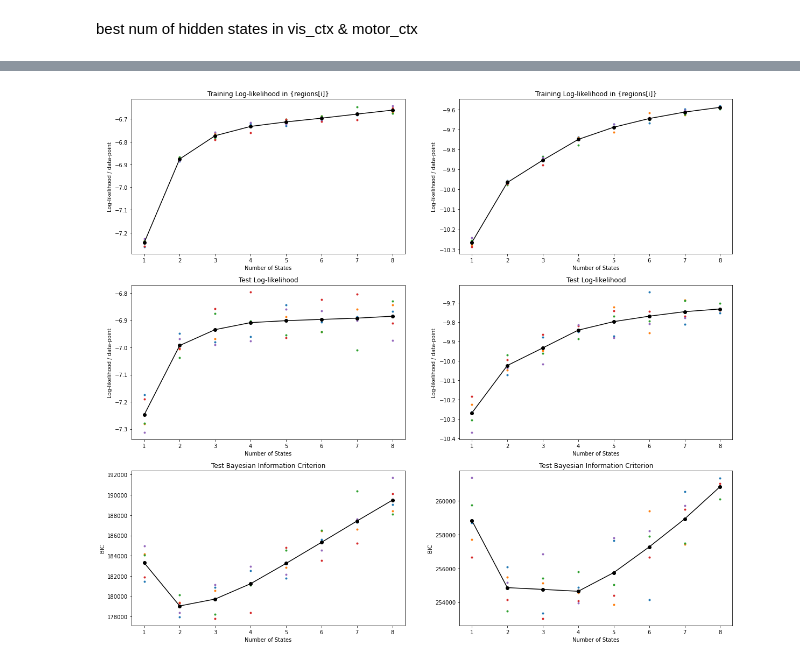
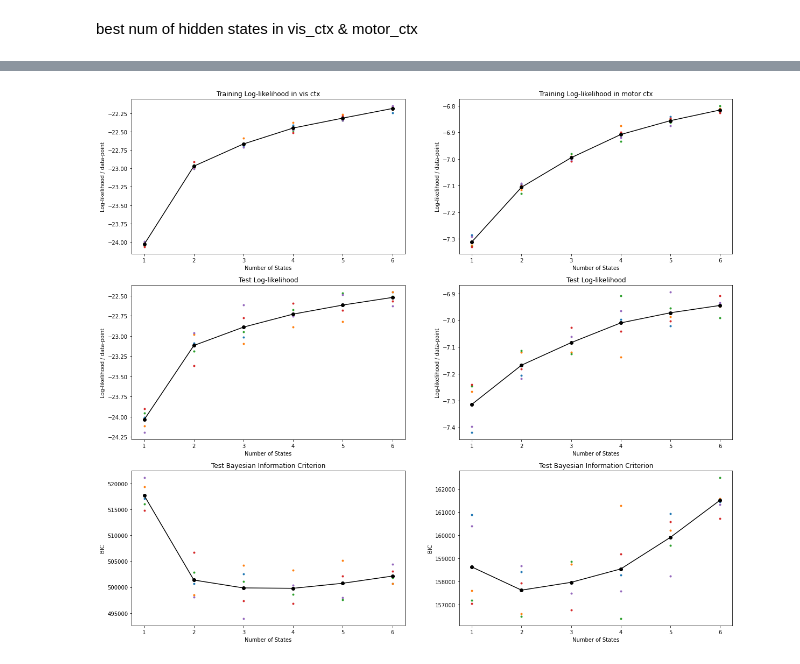
Before and after one commit to NMA2022Chaosfan/HMM_SteinmetzDataset, a Jupyter notebook: compare_vis_motor.ipynb, the cells around one changed output, grey strips where cells are left out. Drawn from its saved outputs; the diff is of its cells as text; code cells hidden in the pictures.

```diff
--- a/compare_vis_motor.ipynb
+++ b/compare_vis_motor.ipynb
@@ -73,7 +73,7 @@ print(good_vis_motor_pair)
 # %% [markdown]
 Select a session contain many neurons from both vis_ctx and motor_ctx
 # %%
-dat = alldat[7]   # a dict
+dat = alldat[11]   # a dict
 NN = len(dat['brain_area'])  # number of neurons
 barea = nareas * np.ones(NN, )  # last one is "other"
 for j in range(nareas):
@@ -177,7 +177,7 @@ for i in range(nareas):
     posterior_prob_areas[i] = posterior_prob
     transition_matrix_areas[i] = transition_matrix
 # %%
-f, axes = plt.subplots(ncols=nareas, figsize=(24, 10))
+f, axes = plt.subplots(ncols=nareas, figsize=(24, 8))
 
 for i in range(nareas):
 
@@ -200,7 +200,7 @@ for i in range(nareas):
     axes[i].plot(go_cue_sorted, np.arange(num_trials), color='green', marker='.', label='go_cue')
     axes[i].set_ylabel("trials")
     axes[i].set_xlabel("time_bins/10ms")
-    axes[i].set_title(f'states across trials in {regions[i]}')
+    axes[i].set_title(f'states across trials in {regions[i]}, sorted by go_cue time')
 
 plt.tight_layout
 plt.show()
@@ -209,5 +285,5 @@ plt.show()
 # %%
-n_trial = 3
+n_trial = 100
 fig, axes = plt.subplots(nrows=4, ncols=2, figsize=(24,20))
 
 for i in range(nareas):
@@ -227,8 +303,10 @@ for i in range(nareas):
     num_bins = neural_activity_area.shape[2]
     states_mat = hidden_states_areas[i].reshape(num_trials, num_bins)
     posterior_prob_mat = posterior_prob_areas[i].reshape(num_trials, num_bins, num_states)
-
-    axes[1][i].plot(posterior_prob_mat[n_trial])
+    ['yellowgreen', 'coral', 'gray']
+    axes[1][i].plot(posterior_prob_mat[n_trial][:, 0], color='yellowgreen')
+    axes[1][i].plot(posterior_prob_mat[n_trial][:, 1], color='coral')
+    axes[1][i].plot(posterior_prob_mat[n_trial][:, 2], color='gray')
     axes[1][i].set_ylabel("posterior_prob")
     axes[1][i].set_xlabel("time_bins/10ms")
 
@@ -246,6 +324,6 @@ plt.show()
 # %%
 n_folds = 5
-max_states = 8
+max_states = 6
 kf = KFold(n_splits=n_folds, shuffle=True, random_state=None)
 
 ll_training = np.zeros((nareas, max_states, n_folds))
@@ -264,11 +342,11 @@ for i in range(nareas):
     input_data = input_data.T
 
     for j, num_states in enumerate(range(1, max_states+1)):
+        print(f"state {num_states}")
         #Number of parameters for the model: (transition matrix) + (mean values for each state) + (covariance matrix for each state)
         num_para = num_states*num_states + num_states*num_neurons + num_states*num_neurons
 
         for k, (train_index, test_index) in enumerate(kf.split(input_data)):
-            print(f"kfold {k} TRAIN:", len(train_index), "TEST:", len(test_index))
 
             n_train = len(train_index)
             n_test = len(test_index)
@@ -307,32 +374,32 @@ kfold 2 TRAIN: 50000 TEST: 12500
 # %%
 ##===== plot the heldout and training log-likelihoods and compare =====##
 
 fig, axes = plt.subplots(3, 2, figsize=(20,18))
 
 for i in range(nareas):
 
     #Training data
     axes[0][i].plot(np.arange(1, max_states+1), ll_training[i], '.')
     axes[0][i].plot(np.arange(1, max_states+1), np.mean(ll_training[i], axis=1),'-ok')
-    axes[0][i].set_title('Training Log-likelihood in {regions[i]}')
+    axes[0][i].set_title(f'Training Log-likelihood in {regions[i]}')
     axes[0][i].set_ylabel('Log-likelihood / data-point')
     axes[0][i].set_xticks(np.arange(1, max_states+1))
     axes[0][i].set_xlabel('Number of States')
 
     axes[1][i].plot(np.arange(1, max_states+1), ll_testing[i], '.')
     axes[1][i].plot(np.arange(1, max_states+1), np.mean(ll_testing[i], axis=1), '-ok')
     axes[1][i].set_title('Test Log-likelihood')
     axes[1][i].set_ylabel('Log-likelihood / data-point')
     axes[1][i].set_xticks(np.arange(1, max_states+1))
     axes[1][i].set_xlabel('Number of States')
 
     axes[2][i].plot(np.arange(1, max_states+1), BIC_testing[i], '.')
     axes[2][i].plot(np.arange(1, max_states+1), np.mean(BIC_testing[i], axis=1), '-ok')
     axes[2][i].set_title('Test Bayesian Information Criterion')
     axes[2][i].set_ylabel('BIC')
     axes[2][i].set_xticks(np.arange(1, max_states+1))
     axes[2][i].set_xlabel('Number of States')
 
 plt.show()
 # %% [output]
-[figure, old version]
+[figure, new version]
```
Also changed, not shown: parts of 8 cells of this notebook, 1 other file.
